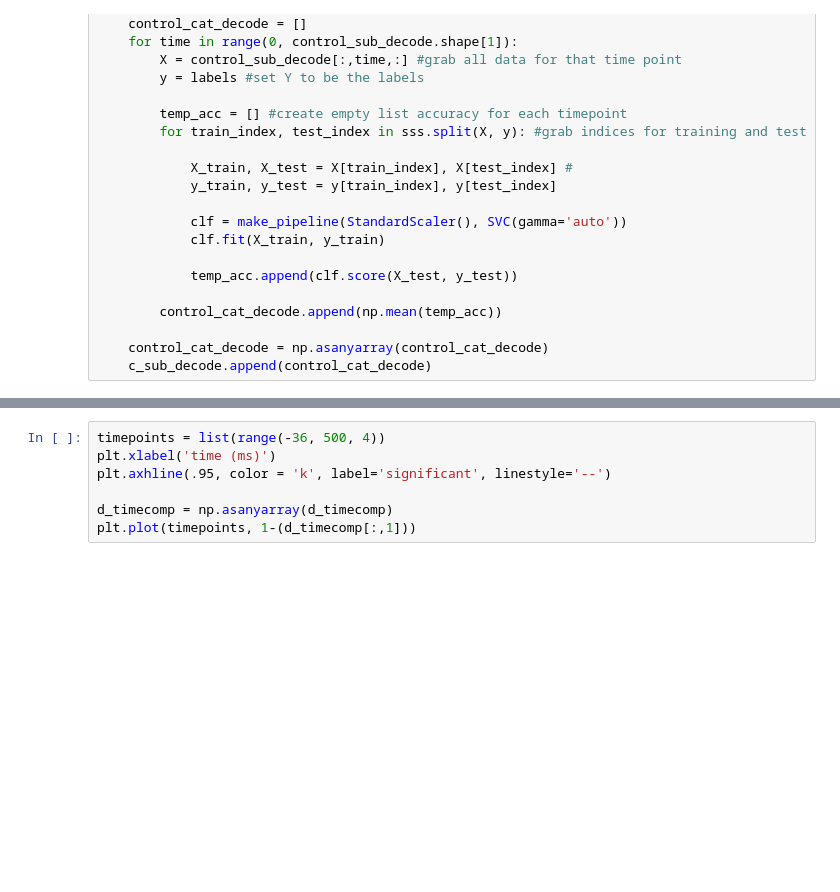
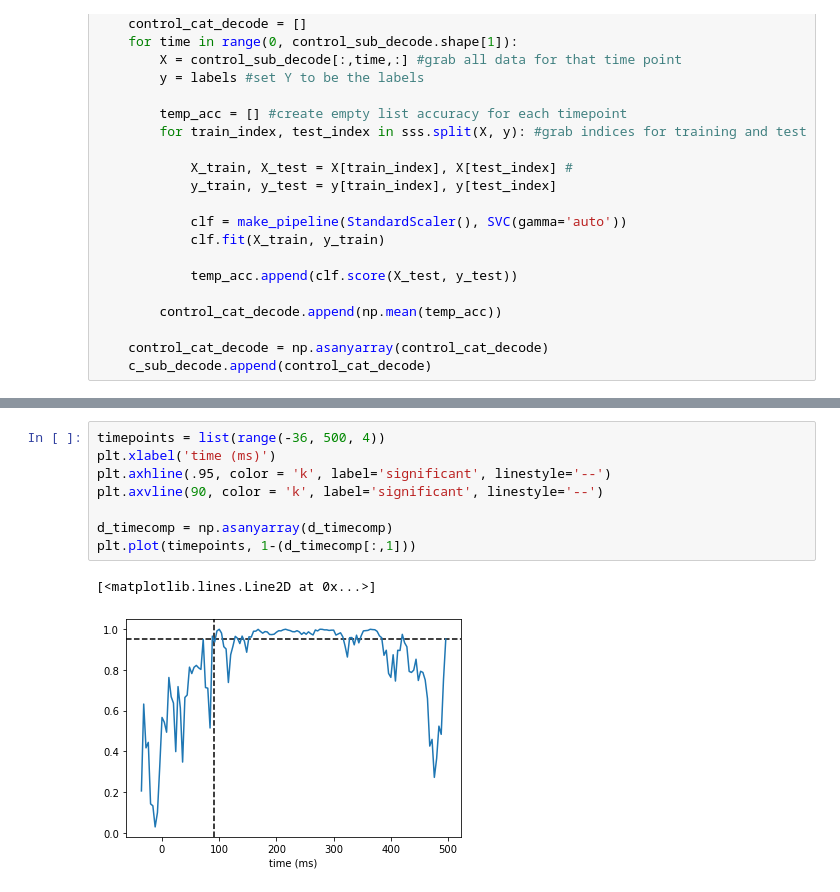
Before and after one commit to vayzenb/pepdoc, a Jupyter notebook: analysis/pepdoc_ana.ipynb, the cells around one changed output, grey strips where cells are left out. Cells and saved outputs as stored; diff of their text form; blank space fills up the shorter version.

Commit message:
decoding with above significance graph part 2

```diff
--- a/analysis/pepdoc_ana.ipynb
+++ b/analysis/pepdoc_ana.ipynb
@@ -245,10 +237,14 @@ plt.legend(loc='lower left')
 # %%
 timepoints = list(range(-36, 500, 4))
 plt.xlabel('time (ms)')
 plt.axhline(.95, color = 'k', label='significant', linestyle='--')
+plt.axvline(90, color = 'k', label='significant', linestyle='--')
 
 d_timecomp = np.asanyarray(d_timecomp)
 plt.plot(timepoints, 1-(d_timecomp[:,1]))
+# %% [output]
+[<matplotlib.lines.Line2D at 0x...>]
+[figure, added]
 # %%
 timepoints = list(range(-36, 500, 4))
 plt.xlabel('time (ms)')
```
Also changed, not shown: parts of 4 cells of this notebook.
